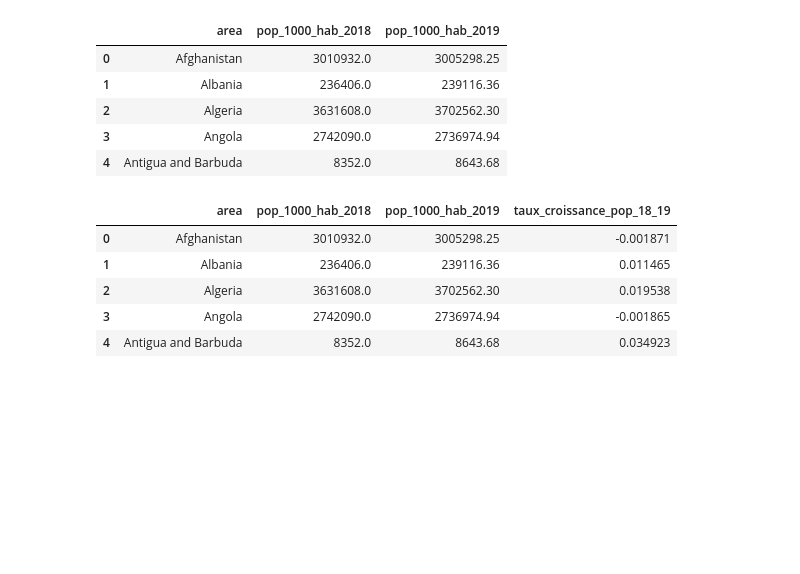
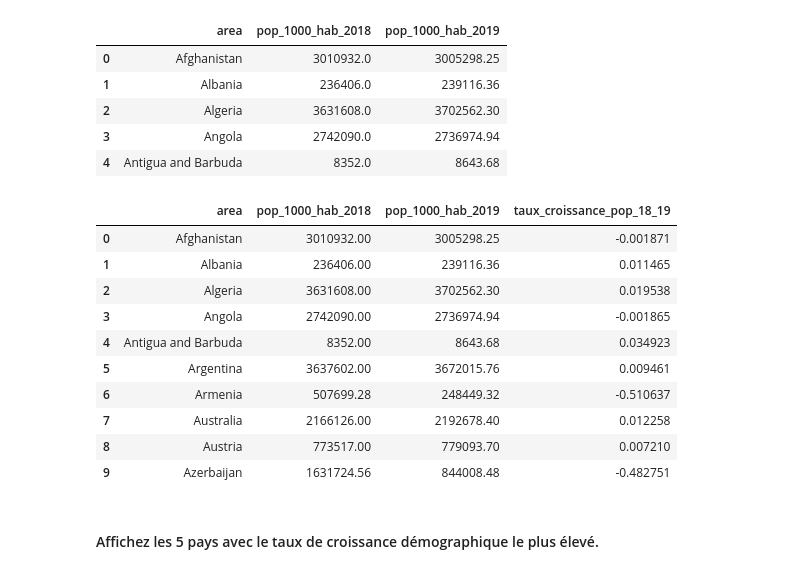
Before and after one commit to Noura-ou/la-librairie-pandas-avec-le-jeu-de-donn-es-de-la-FAO, a Jupyter notebook: fao_pandas/pandas.ipynb, the cells around one changed output. Saved outputs shown, nothing was run; the diff lists cells and outputs as text; code cells hidden in the pictures; blank space fills up the shorter version.

```diff
--- a/fao_pandas/pandas.ipynb
+++ b/fao_pandas/pandas.ipynb
@@ -487,7 +448,18 @@ name = ['eastern_africa', 'middle_africa', 'northern_africa', 'southern_africa',
 # %%
-def read_csv_files(l):
-    for  arg,nom in l:
+def read_csv_files(arg=None):
 
-        nom  = pd.read_csv(arg + ".csv")
-        nom['zone_géo'] = arg
-    return nom
+    df_name  = pd.read_csv(arg+".csv", usecols=["Area Code (FAO)"])
+    df_name['zone_géo'] = arg
+    return df_name
+# %%
+def function_read(list= list_name):
+    list_df = []
+    for file in list:
+        data = read_csv_files(file)
+        list_df.append(data)
+    df = pd.concat(list_df)
+    df.columns = ['area_code', 'zone']
+    return df
+# %%
+new_data = function_read(list_name)
+new_data
@@ -493,0 +480,2 @@ def read_csv_files(l):
+# %%
+df = pd.merge(new_data, df, on ='area_code')
@@ -743,11 +728,18 @@ df_merge.head()
 #df["taux_croissance_pop_18_19"] = (pop_2019['pop_1000_hab']- pop_2018['pop_1000_hab']) / pop_2018['pop_1000_hab']
 df_merge.loc[:,"taux_croissance_pop_18_19"] = (df_merge['pop_1000_hab_2019']- df_merge['pop_1000_hab_2018']) / df_merge['pop_1000_hab_2018']
 # %%
-df_merge.head()
+df_merge.head(10)
 # %% [output]
 |  | area | pop_1000_hab_2018 | pop_1000_hab_2019 | taux_croissance_pop_18_19 |
-| 0 | Afghanistan | 3010932.0 | 3005298.25 | -0.001871 |
-| 1 | Albania | 236406.0 | 239116.36 | 0.011465 |
-| 2 | Algeria | 3631608.0 | 3702562.30 | 0.019538 |
-| 3 | Angola | 2742090.0 | 2736974.94 | -0.001865 |
-| 4 | Antigua and Barbuda | 8352.0 | 8643.68 | 0.034923 |
+| 0 | Afghanistan | 3010932.00 | 3005298.25 | -0.001871 |
+| 1 | Albania | 236406.00 | 239116.36 | 0.011465 |
+| 2 | Algeria | 3631608.00 | 3702562.30 | 0.019538 |
+| 3 | Angola | 2742090.00 | 2736974.94 | -0.001865 |
+| 4 | Antigua and Barbuda | 8352.00 | 8643.68 | 0.034923 |
+| 5 | Argentina | 3637602.00 | 3672015.76 | 0.009461 |
+| 6 | Armenia | 507699.28 | 248449.32 | -0.510637 |
+| 7 | Australia | 2166126.00 | 2192678.40 | 0.012258 |
+| 8 | Austria | 773517.00 | 779093.70 | 0.007210 |
+| 9 | Azerbaijan | 1631724.56 | 844008.48 | -0.482751 |
+# %% [markdown]
+#### Affichez les 5 pays avec le taux de croissance démographique le plus élevé.
```
Also changed, not shown: parts of 27 cells of this notebook.
